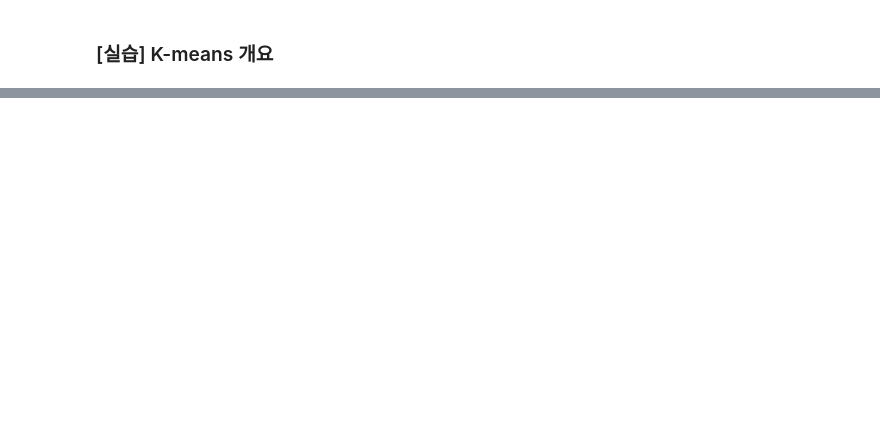
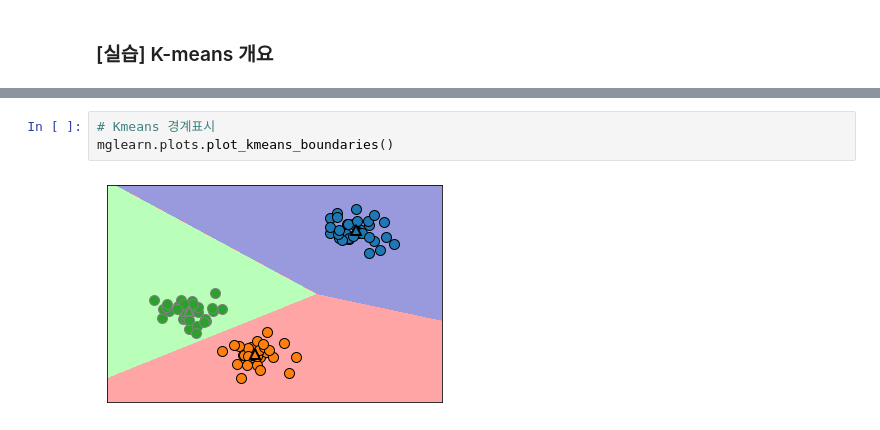
Before and after one commit to rileyko/PythonStudy, a Jupyter notebook: Clustering/Clustering.ipynb, the cells around one changed output, grey strips where cells are left out. Cells and saved outputs as stored; diff of their text form; blank space fills up the shorter version.

Commit message:
Start KMeans

```diff
--- a/Clustering/Clustering.ipynb
+++ b/Clustering/Clustering.ipynb
@@ -52,0 +63,5 @@
+# %%
+# Kmeans 경계표시
+mglearn.plots.plot_kmeans_boundaries()
+# %% [output]
+[figure, added]
```
Also changed, not shown: parts of 6 cells of this notebook.
